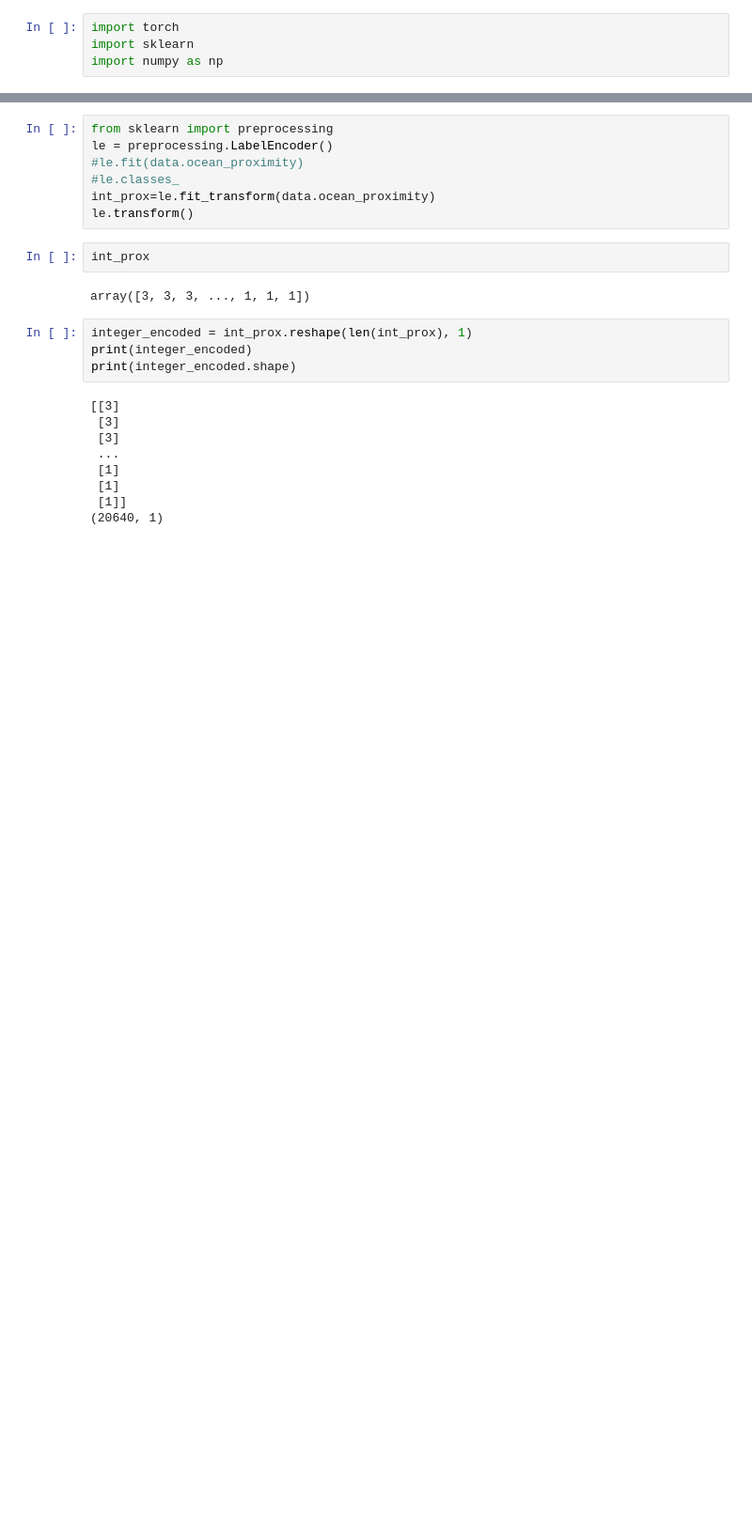
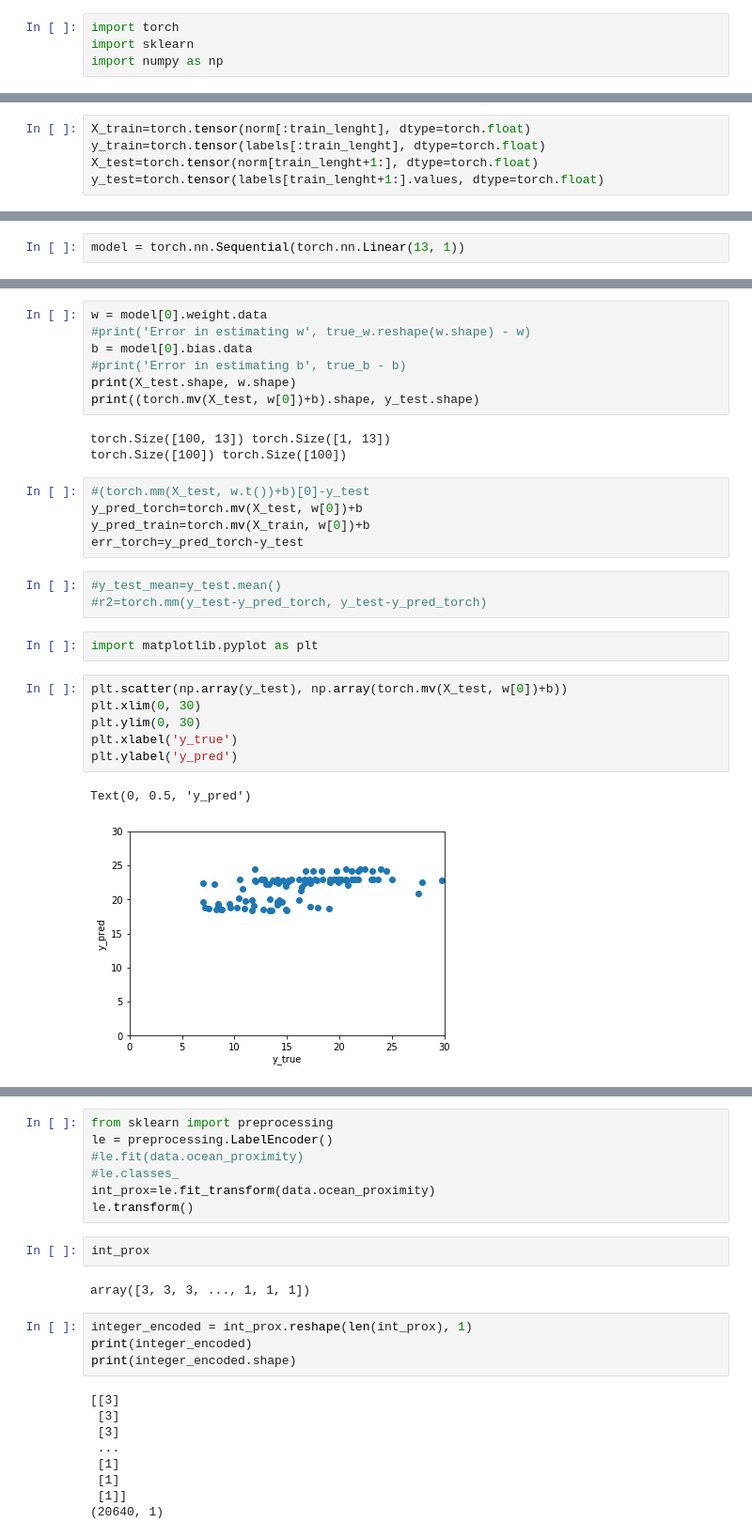
Before and after one commit to zamarseny/DL_2, a Jupyter notebook: 2_torch_linear_regression_boston.ipynb, the cells around one changed output, grey strips where cells are left out. Shown at 94% size. Drawn from its saved outputs; the diff is of its cells as text; blank space fills up the shorter version.

```diff
--- a/2_torch_linear_regression_boston.ipynb
+++ b/2_torch_linear_regression_boston.ipynb
@@ -57,0 +97,5 @@ data.describe()
+# %%
+X_train=torch.tensor(norm[:train_lenght], dtype=torch.float)
+y_train=torch.tensor(labels[:train_lenght], dtype=torch.float)
+X_test=torch.tensor(norm[train_lenght+1:], dtype=torch.float)
+y_test=torch.tensor(labels[train_lenght+1:].values, dtype=torch.float)
@@ -57,0 +151,2 @@ data.describe()
+# %%
+model = torch.nn.Sequential(torch.nn.Linear(13, 1))
@@ -57,0 +187,29 @@ data.describe()
+# %%
+w = model[0].weight.data
+#print('Error in estimating w', true_w.reshape(w.shape) - w)
+b = model[0].bias.data
+#print('Error in estimating b', true_b - b)
+print(X_test.shape, w.shape)
+print((torch.mv(X_test, w[0])+b).shape, y_test.shape)
+# %% [output]
+torch.Size([100, 13]) torch.Size([1, 13])
+torch.Size([100]) torch.Size([100])
+# %%
+#(torch.mm(X_test, w.t())+b)[0]-y_test
+y_pred_torch=torch.mv(X_test, w[0])+b
+y_pred_train=torch.mv(X_train, w[0])+b
+err_torch=y_pred_torch-y_test
+# %%
+#y_test_mean=y_test.mean()
+#r2=torch.mm(y_test-y_pred_torch, y_test-y_pred_torch)
+# %%
+import matplotlib.pyplot as plt
+# %%
+plt.scatter(np.array(y_test), np.array(torch.mv(X_test, w[0])+b))
+plt.xlim(0, 30)
+plt.ylim(0, 30)
+plt.xlabel('y_true')
+plt.ylabel('y_pred')
+# %% [output]
+Text(0, 0.5, 'y_pred')
+[figure, added]
```
Also changed, not shown: parts of 27 cells of this notebook.
